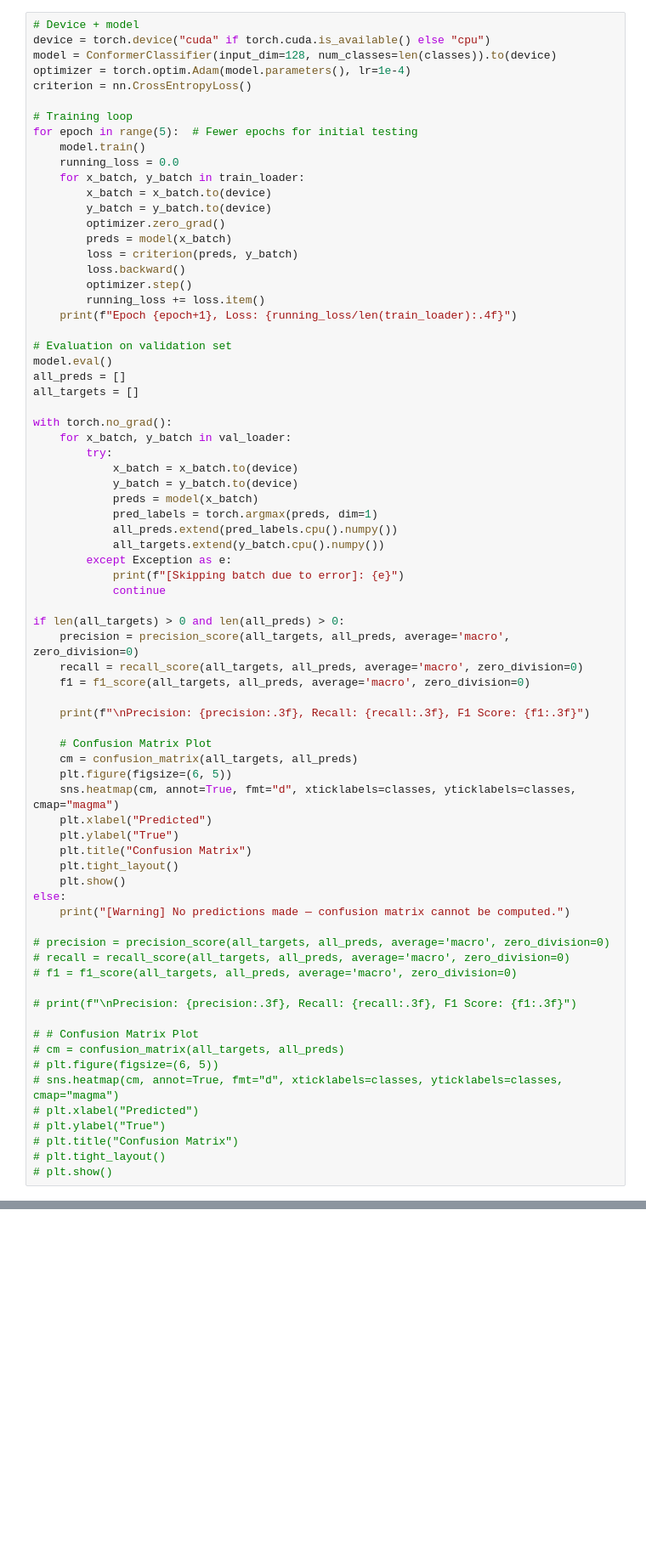
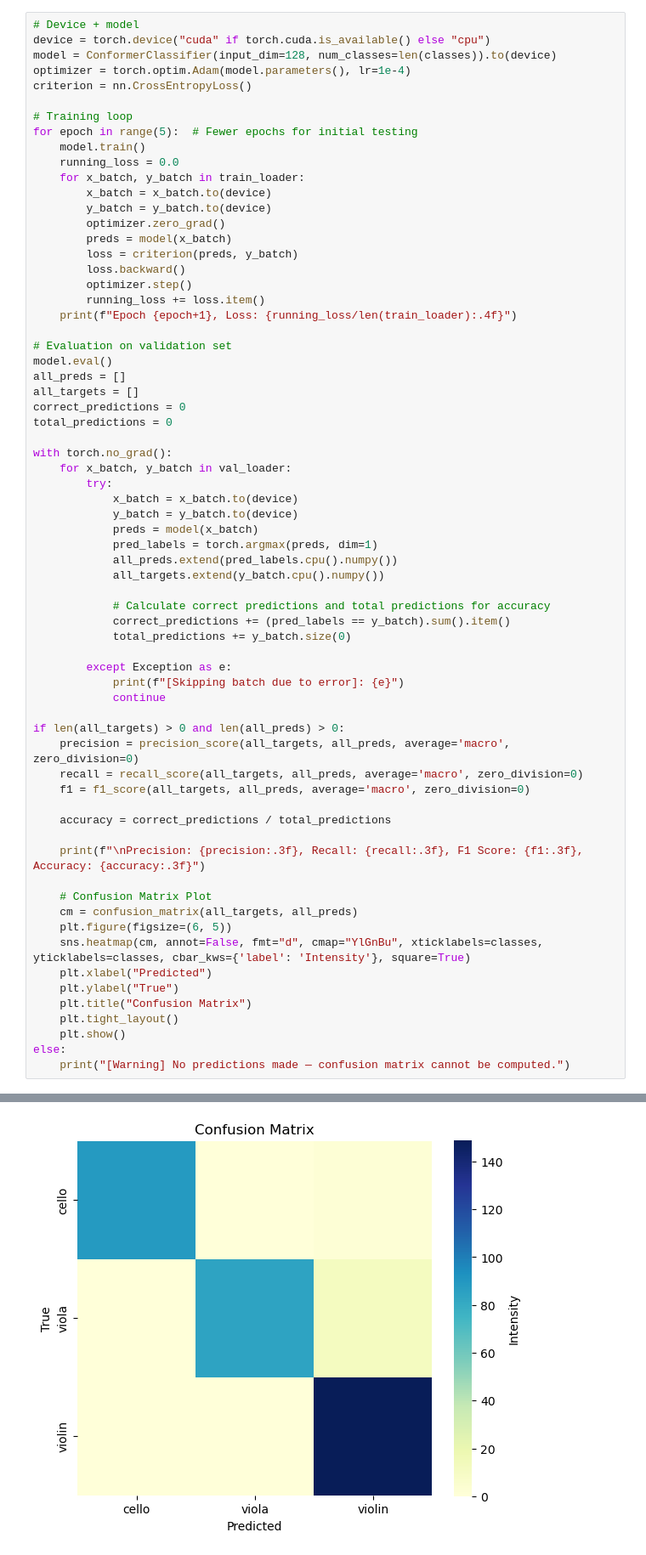
Before and after one commit to s-bao/lazs-final-project, a Jupyter notebook: conformer.ipynb, the cells around one changed output, grey strips where cells are left out. Shown at 85% size. Saved outputs shown, nothing was run; the diff lists cells and outputs as text; blank space fills up the shorter version.

```diff
--- a/conformer.ipynb
+++ b/conformer.ipynb
@@ -174,6 +242,8 @@ for epoch in range(5):  # Fewer epochs for initial testing
 model.eval()
 all_preds = []
 all_targets = []
+correct_predictions = 0
+total_predictions = 0
 
 with torch.no_grad():
     for x_batch, y_batch in val_loader:
@@ -184,6 +254,11 @@ with torch.no_grad():
             pred_labels = torch.argmax(preds, dim=1)
             all_preds.extend(pred_labels.cpu().numpy())
             all_targets.extend(y_batch.cpu().numpy())
+
+            # Calculate correct predictions and total predictions for accuracy
+            correct_predictions += (pred_labels == y_batch).sum().item()
+            total_predictions += y_batch.size(0)
+
         except Exception as e:
             print(f"[Skipping batch due to error]: {e}")
             continue
@@ -193,12 +268,14 @@ if len(all_targets) > 0 and len(all_preds) > 0:
     recall = recall_score(all_targets, all_preds, average='macro', zero_division=0)
     f1 = f1_score(all_targets, all_preds, average='macro', zero_division=0)
 
-    print(f"\nPrecision: {precision:.3f}, Recall: {recall:.3f}, F1 Score: {f1:.3f}")
+    accuracy = correct_predictions / total_predictions
+
+    print(f"\nPrecision: {precision:.3f}, Recall: {recall:.3f}, F1 Score: {f1:.3f}, Accuracy: {accuracy:.3f}")
 
     # Confusion Matrix Plot
     cm = confusion_matrix(all_targets, all_preds)
     plt.figure(figsize=(6, 5))
-    sns.heatmap(cm, annot=True, fmt="d", xticklabels=classes, yticklabels=classes, cmap="magma")
+    sns.heatmap(cm, annot=False, fmt="d", cmap="YlGnBu", xticklabels=classes, yticklabels=classes, cbar_kws={'label': 'Intensity'}, square=True)
     plt.xlabel("Predicted")
     plt.ylabel("True")
     plt.title("Confusion Matrix")
@@ -206,19 +283,4 @@ if len(all_targets) > 0 and len(all_preds) > 0:
     plt.show()
 else:
     print("[Warning] No predictions made — confusion matrix cannot be computed.")
-
-# precision = precision_score(all_targets, all_preds, average='macro', zero_division=0)
-# recall = recall_score(all_targets, all_preds, average='macro', zero_division=0)
-# f1 = f1_score(all_targets, all_preds, average='macro', zero_division=0)
-
-# print(f"\nPrecision: {precision:.3f}, Recall: {recall:.3f}, F1 Score: {f1:.3f}")
-
-# # Confusion Matrix Plot
-# cm = confusion_matrix(all_targets, all_preds)
-# plt.figure(figsize=(6, 5))
-# sns.heatmap(cm, annot=True, fmt="d", xticklabels=classes, yticklabels=classes, cmap="magma")
-# plt.xlabel("Predicted")
-# plt.ylabel("True")
-# plt.title("Confusion Matrix")
-# plt.tight_layout()
-# plt.show()
+# %% [output]
@@ -224,0 +294 @@ else:
+[figure, added]
```
Also changed, not shown: parts of 8 cells of this notebook.
